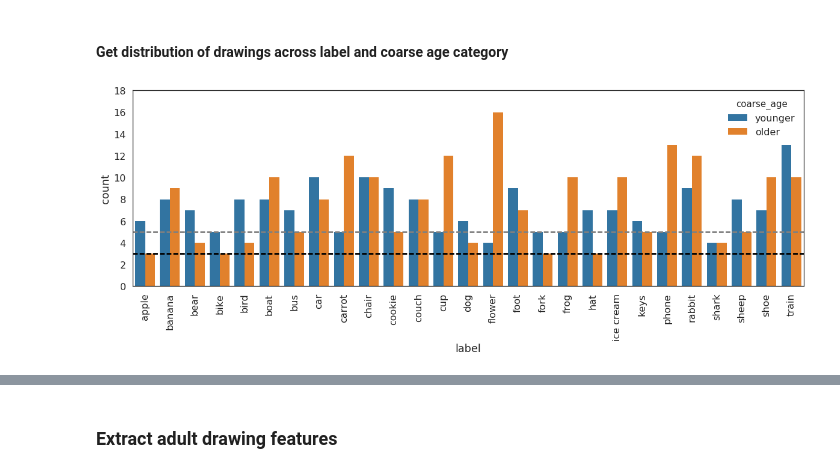
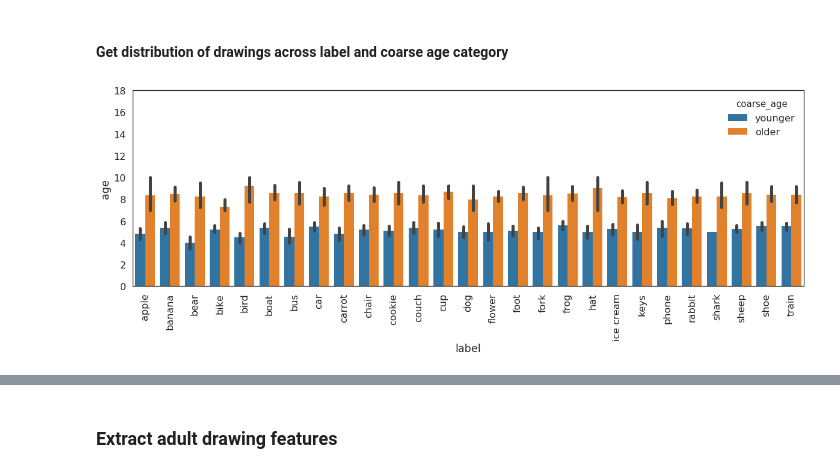
Before and after one commit to brialorelle/kiddraw, a Jupyter notebook: analysis/museumdraw/python/analyze_features_museumdraw_e1_bria.ipynb, the cells around one changed output, grey strips where cells are left out. Saved outputs shown, nothing was run; the diff lists cells and outputs as text; code cells hidden in the pictures.

Commit message:
updated analyses and extra plots

```diff
--- a/analysis/museumdraw/python/analyze_features_museumdraw_e1_bria.ipynb
+++ b/analysis/museumdraw/python/analyze_features_museumdraw_e1_bria.ipynb
@@ -142,11 +152,14 @@ def remove_practice_trials(KF,KM):
     _KM = KM[~KM['label'].isin(practice_objects)]
     return _KF, _KM
 # %%
+## CHOOSE LAYER IND
+layer_ind = 3
+
 ## load in kid features
-KF, KM = load_features('kid',6)
+KF, KM = load_features('kid',layer_ind)
 KF, KM = remove_practice_trials(KF, KM)
 KM = KM.reset_index(drop=True)
 
-print 'Number of features for {} images in this layer = {}'.format(np.shape(KF)[0], np.shape(KF)[1])
+print 'Number of features for {} images in layer {} = {}'.format(np.shape(KF)[0], layer_ind, np.shape(KF)[1])
 feature_sketch_count = np.shape(KF)[0]
 # %% [output]
@@ -262,9 +252,20 @@ plt.axhline(5,linestyle='dashed',color='gray')
 plt.ylim(0,18)
 if not os.path.exists('./plots'):
     os.makedirs('./plots')
-plt.savefig('./plots/drawing_counts_by_label_and_coarse_age.pdf')
+plt.savefig('./plots/drawing_counts_by_label_and_coarse_age.pdf', bbox_inches="tight")
-# %% [output]
-[figure, removed]
+# %%
+sns.set_context('poster')
+plt.figure(figsize=(20,6))
+ax = sns.barplot(x="label", y="age", hue='coarse_age',data=KM)
+
+labels = np.unique(KM.label.values)
+h = plt.xticks(range(len(labels)), labels, fontsize=16,rotation='vertical')
+plt.ylim(0,18)
+if not os.path.exists('./plots'):
+    os.makedirs('./plots')
+plt.savefig('./plots/distribution_of_age_by_label.pdf', bbox_inches="tight")
+# %% [output]
+[figure, added]
 # %%
 ## print list of classes for which we have "fewer than X" drawings in each age cohort and were thus excluded
 thresh = 3
```
Also changed, not shown: parts of 57 cells of this notebook.
